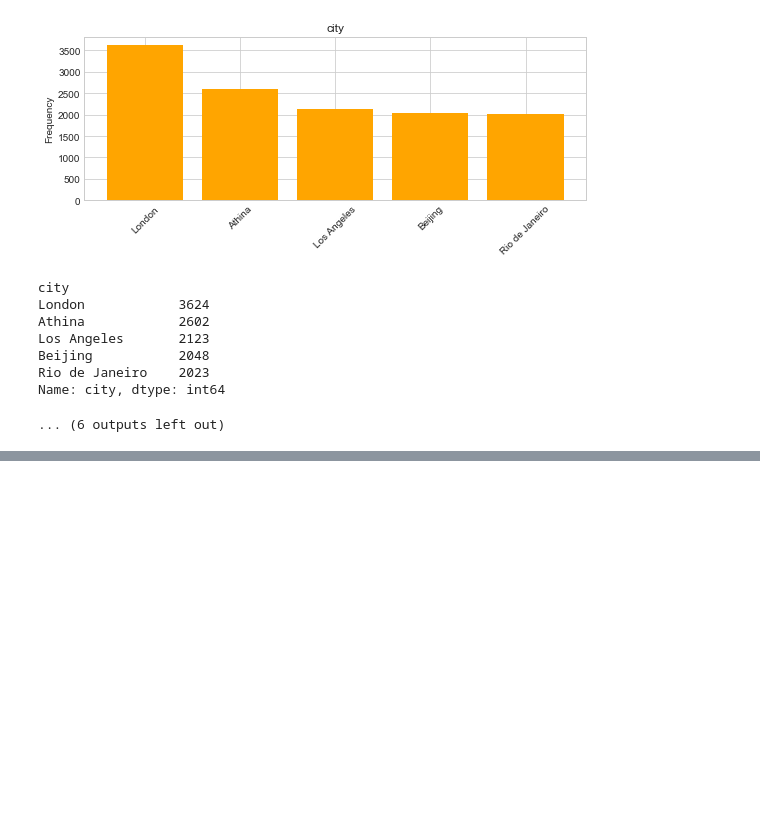
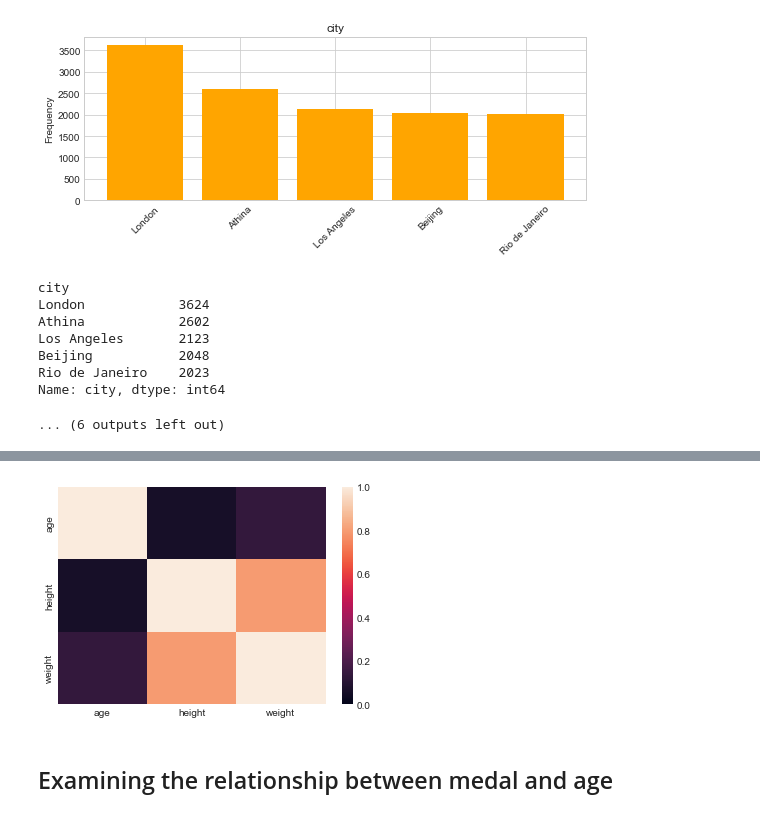
Before and after one commit to anildursunipek/Data-science-and-ML-notebook, a Jupyter notebook: Bootcamp/120-Years-Olympic-history-eda.ipynb, the cells around one changed output, grey strips where cells are left out. Drawn from its saved outputs; the diff is of its cells as text; code cells hidden in the pictures; blank space fills up the shorter version.

```diff
--- a/Bootcamp/120-Years-Olympic-history-eda.ipynb
+++ b/Bootcamp/120-Years-Olympic-history-eda.ipynb
@@ -439,0 +509,6 @@ Name: city, dtype: int64
+# %%
+ax1 = sns.heatmap(corr,vmin=0,vmax=1)
+# %% [output]
+[figure, added]
+# %% [markdown]
+## Examining the relationship between medal and age
```
Also changed, not shown: parts of 29 cells of this notebook.
